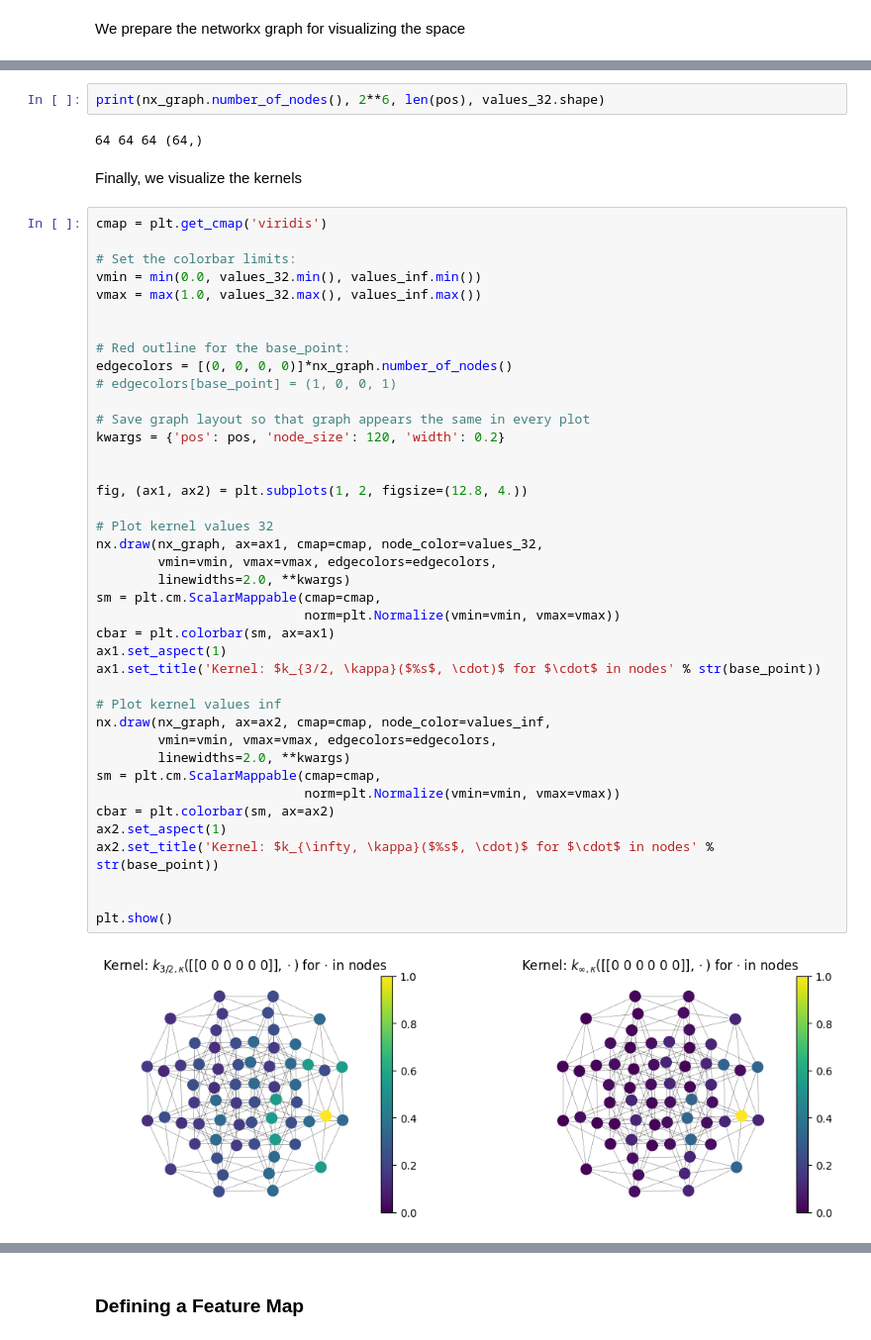
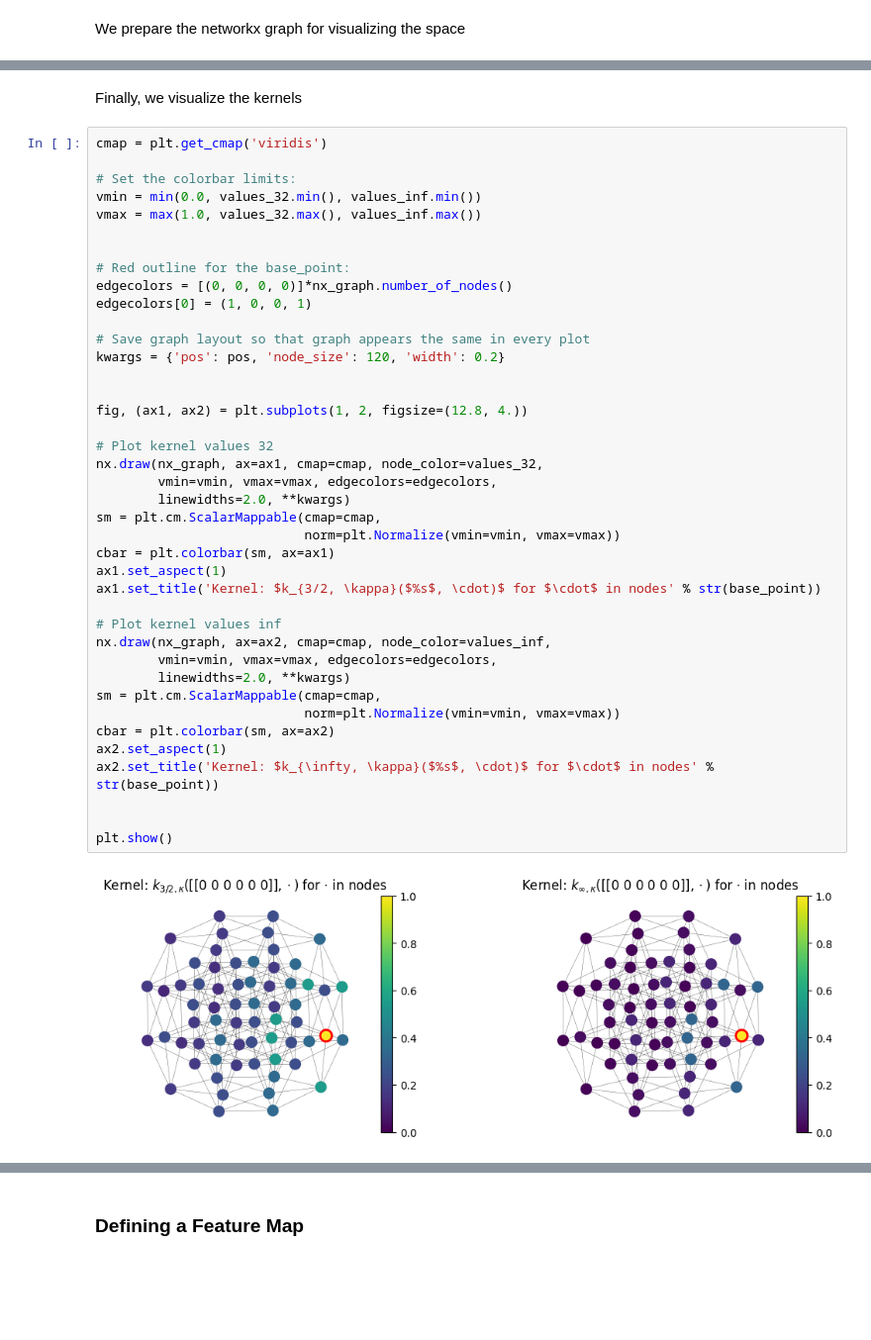
Before and after one commit to geometric-kernels/GeometricKernels, a Jupyter notebook: notebooks/Hypercube.ipynb, the cells around one changed output, grey strips where cells are left out. Shown at 99% size. Cells and saved outputs as stored; diff of their text form; blank space fills up the shorter version.

```diff
--- a/notebooks/Hypercube.ipynb
+++ b/notebooks/Hypercube.ipynb
@@ -182,10 +179,6 @@ vert_list = [0, 32, 16, 8, 4, 2, 1, 33, 17, 9, 5, 3, 34, 18, 10, 6, 35, 19, 11,
 nodes = list(nx_graph.nodes)
 for i in range(len(nx_graph.nodes)):
     pos[nodes[vert_list[i]]] = pos_list[i]
-# %%
-print(nx_graph.number_of_nodes(), 2**6, len(pos), values_32.shape)
-# %% [output]
-64 64 64 (64,)
 # %% [markdown]
 Finally, we visualize the kernels
 # %%
@@ -198,38 +191,38 @@ vmax = max(1.0, values_32.max(), values_inf.max())
 
 # Red outline for the base_point:
 edgecolors = [(0, 0, 0, 0)]*nx_graph.number_of_nodes()
-# edgecolors[base_point] = (1, 0, 0, 1)
+edgecolors[0] = (1, 0, 0, 1)
 
 # Save graph layout so that graph appears the same in every plot
 kwargs = {'pos': pos, 'node_size': 120, 'width': 0.2}
 
 
 fig, (ax1, ax2) = plt.subplots(1, 2, figsize=(12.8, 4.))
 
 # Plot kernel values 32
 nx.draw(nx_graph, ax=ax1, cmap=cmap, node_color=values_32,
         vmin=vmin, vmax=vmax, edgecolors=edgecolors,
         linewidths=2.0, **kwargs)
 sm = plt.cm.ScalarMappable(cmap=cmap,
                            norm=plt.Normalize(vmin=vmin, vmax=vmax))
 cbar = plt.colorbar(sm, ax=ax1)
 ax1.set_aspect(1)
 ax1.set_title('Kernel: $k_{3/2, \kappa}($%s$, \cdot)$ for $\cdot$ in nodes' % str(base_point))
 
 # Plot kernel values inf
 nx.draw(nx_graph, ax=ax2, cmap=cmap, node_color=values_inf,
         vmin=vmin, vmax=vmax, edgecolors=edgecolors,
         linewidths=2.0, **kwargs)
 sm = plt.cm.ScalarMappable(cmap=cmap,
                            norm=plt.Normalize(vmin=vmin, vmax=vmax))
 cbar = plt.colorbar(sm, ax=ax2)
 ax2.set_aspect(1)
 ax2.set_title('Kernel: $k_{\infty, \kappa}($%s$, \cdot)$ for $\cdot$ in nodes' % str(base_point))
 
 
 plt.show()
 # %% [output]
-[figure, old version]
+[figure, new version]
 # %% [markdown]
 ## Feature Maps and Sampling
 
```
Also changed, not shown: parts of 11 cells of this notebook, 2 other files.
